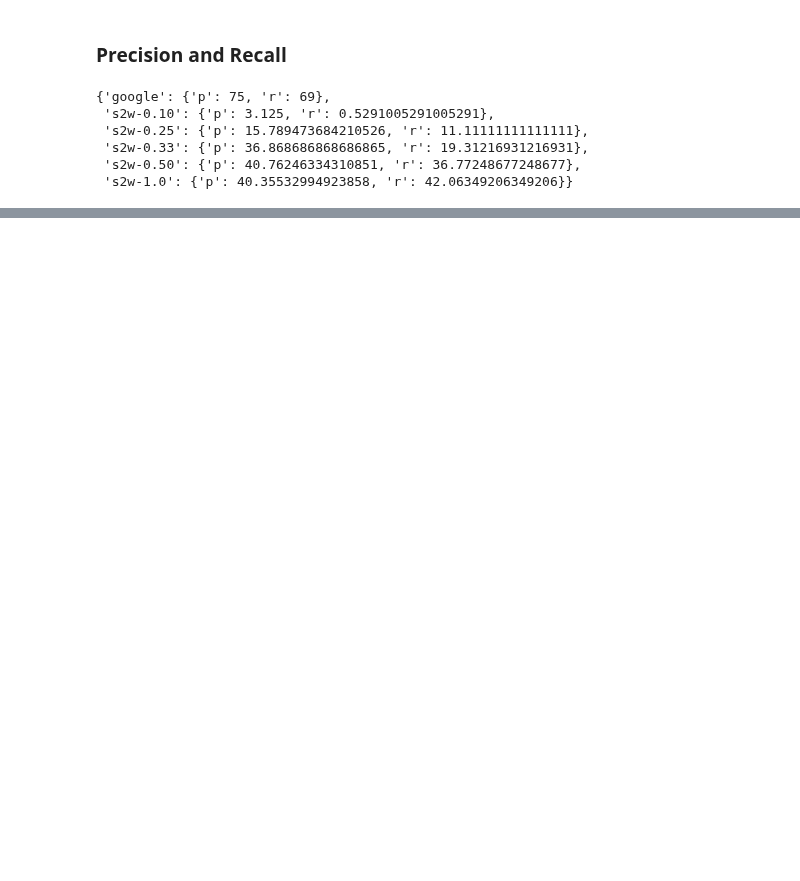
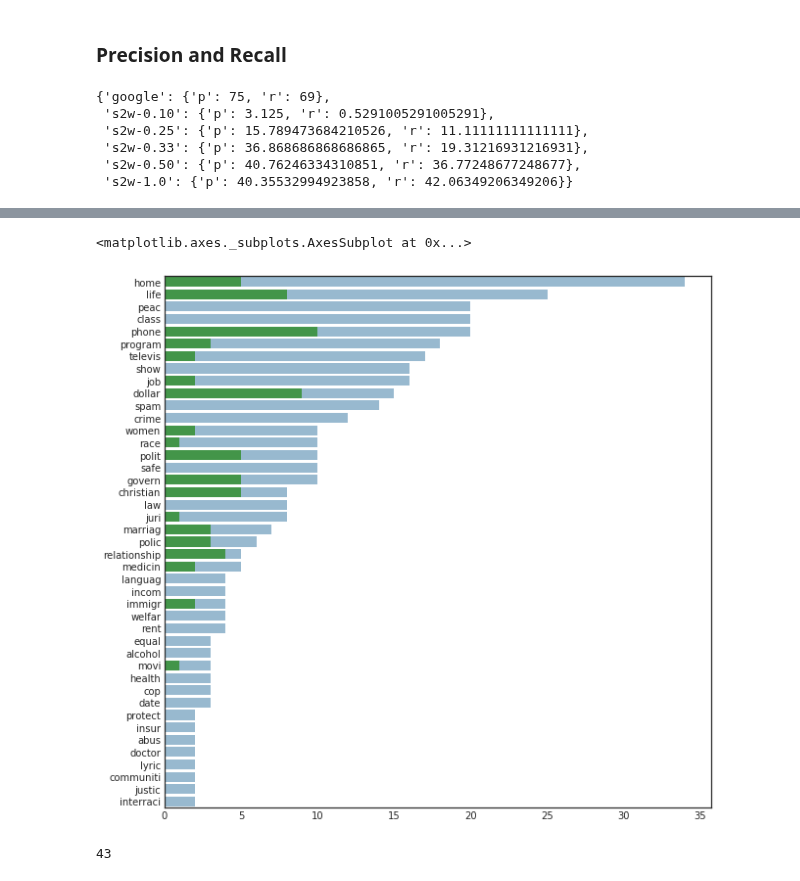
Before and after one commit to 0xSameer/speech2text, a Jupyter notebook: results.ipynb, the cells around one changed output, grey strips where cells are left out. Drawn from its saved outputs; the diff is of its cells as text; code cells hidden in the pictures; blank space fills up the shorter version.

```diff
--- a/results.ipynb
+++ b/results.ipynb
@@ -301,0 +312,24 @@ fig.savefig(fname="word_spotting_prec_rec.png", dpi=300)
+# %%
+with open(os.path.join(m_fil, "topics_p_r.json"), "r") as out_f:
+    all_topic_metrics = json.load(out_f)
+# %%
+sorted_topic_metrics = sorted(all_topic_metrics['terms'].items(), reverse=True, key=lambda t:t[1]['t'])
+# %%
+terms = [i[0] for i in sorted_topic_metrics]
+# %%
+t_vals = [all_topic_metrics['terms'][i]['t'] for i in terms]
+tp_vals = [all_topic_metrics['terms'][i]['tp'] for i in terms]
+tc_vals = [all_topic_metrics['terms'][i]['tc'] for i in terms]
+# %%
+fig, ax = plt.subplots(figsize=(10,10),nrows=1, ncols=1, sharey=True)
+sns.set_style("white")
+
+sns.barplot(x=t_vals, y=terms, **{"alpha": .5, "color":tableau20[0]})
+sns.barplot(x=tc_vals, y=terms, **{"alpha": .9, "color":tableau20[4]})
+# %% [output]
+<matplotlib.axes._subplots.AxesSubplot at 0x...>
+[figure, added]
+# %%
+len(terms)
+# %% [output]
+43
```
Also changed, not shown: parts of 6 cells of this notebook, 1 other file.
